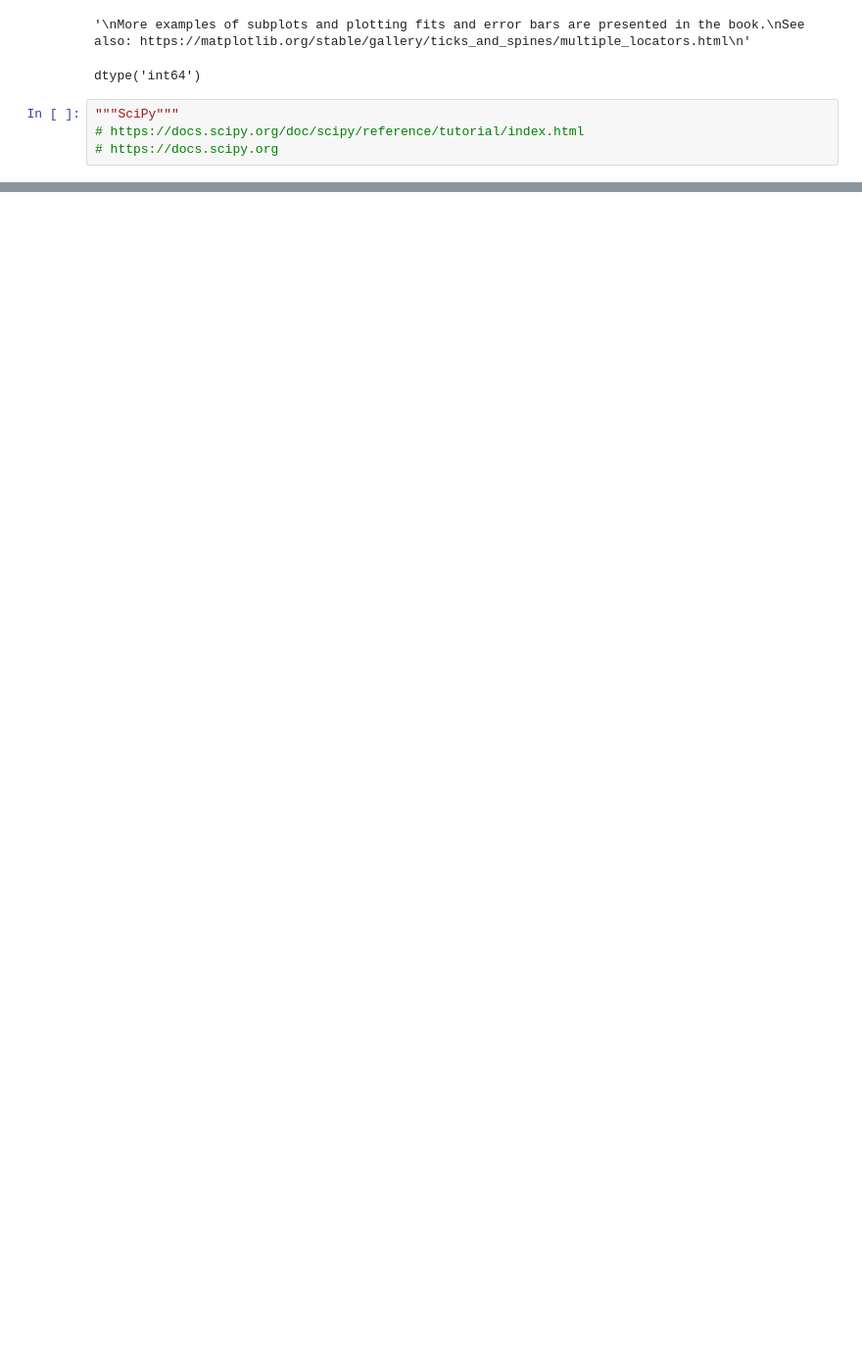
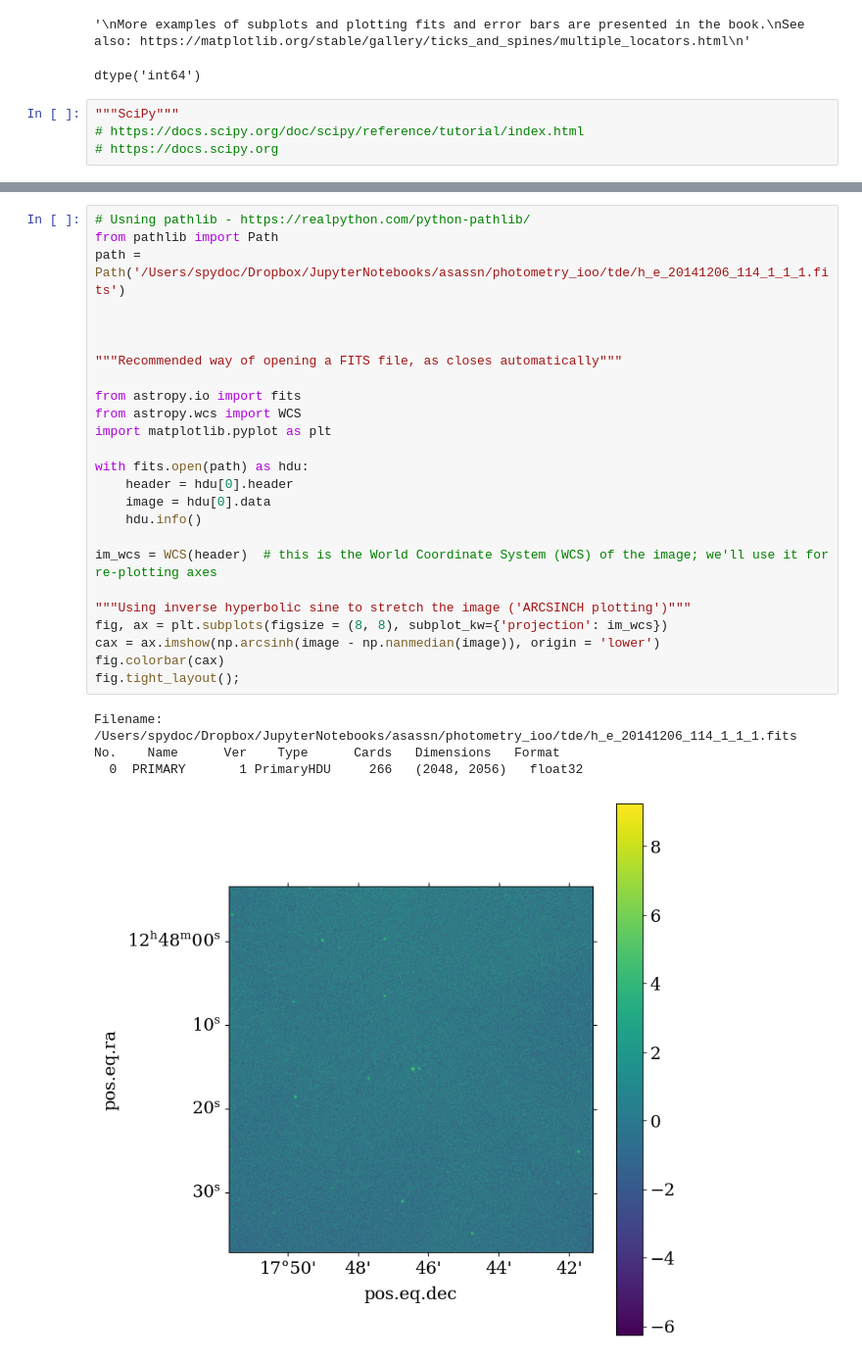
Before and after one commit to spyphyz/msc_sandbox, a Jupyter notebook: msc_sandbox.ipynb, the cells around one changed output, grey strips where cells are left out. Shown at 98% size. Cells and saved outputs as stored; diff of their text form; blank space fills up the shorter version.

```diff
--- a/msc_sandbox.ipynb
+++ b/msc_sandbox.ipynb
@@ -2630,0 +2666,30 @@ dtype('int64')
+# %%
+# Usning pathlib - https://realpython.com/python-pathlib/
+from pathlib import Path
+path = Path('/Users/spydoc/Dropbox/JupyterNotebooks/asassn/photometry_ioo/tde/h_e_20141206_114_1_1_1.fits')
+
+
+
+"""Recommended way of opening a FITS file, as closes automatically"""
+
+from astropy.io import fits
+from astropy.wcs import WCS
+import matplotlib.pyplot as plt
+
+with fits.open(path) as hdu:
+    header = hdu[0].header
+    image = hdu[0].data
+    hdu.info()
+
+im_wcs = WCS(header)  # this is the World Coordinate System (WCS) of the image; we'll use it for re-plotting axes
+
+"""Using inverse hyperbolic sine to stretch the image ('ARCSINCH plotting')"""
+fig, ax = plt.subplots(figsize = (8, 8), subplot_kw={'projection': im_wcs})
+cax = ax.imshow(np.arcsinh(image - np.nanmedian(image)), origin = 'lower')
+fig.colorbar(cax)
+fig.tight_layout();
+# %% [output]
+Filename: /Users/spydoc/Dropbox/JupyterNotebooks/asassn/photometry_ioo/tde/h_e_20141206_114_1_1_1.fits
+No.    Name      Ver    Type      Cards   Dimensions   Format
+  0  PRIMARY       1 PrimaryHDU     266   (2048, 2056)   float32
+[figure, added]
```
Also changed, not shown: parts of 5 cells of this notebook.
